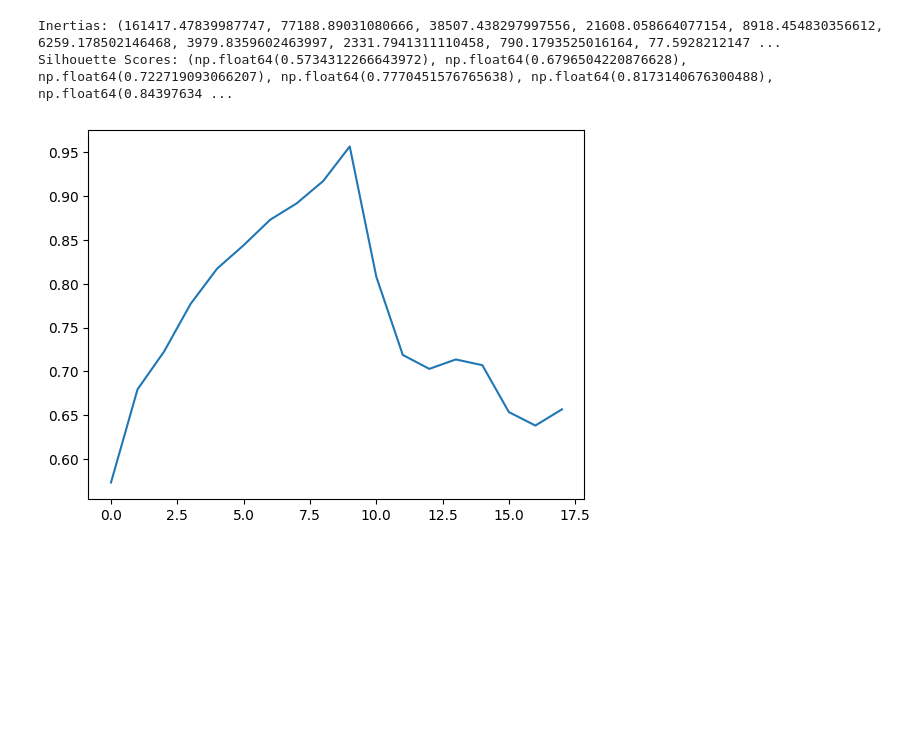
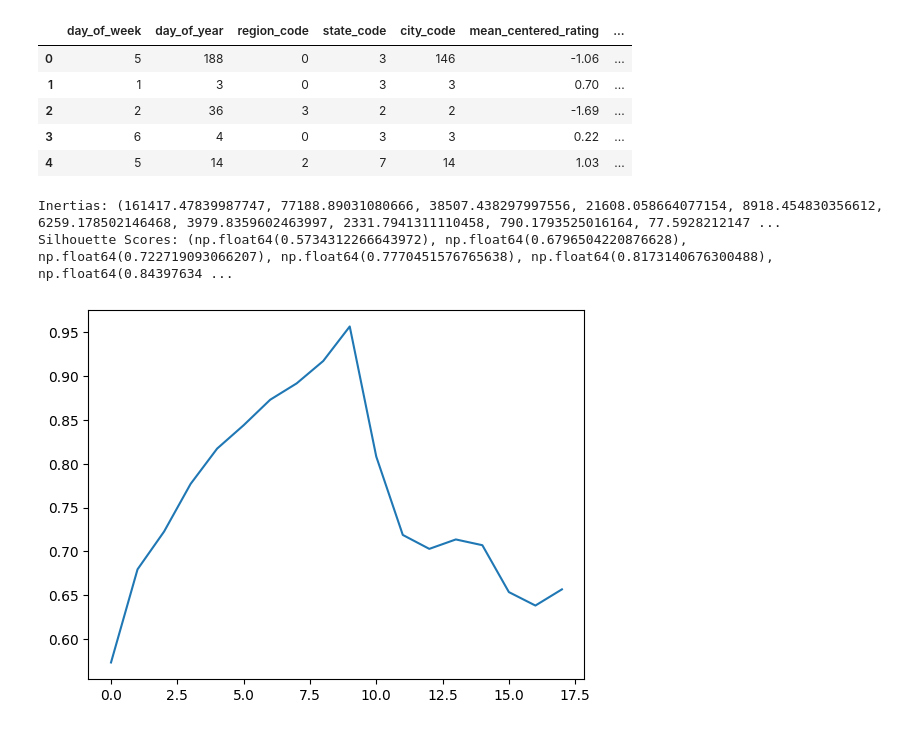
Before and after one commit to TeddyBytes/ML-Projects, a Jupyter notebook: Business Recommendation System/src/data/make_dataset.ipynb, the cells around one changed output. Cells and saved outputs as stored; diff of their text form; code cells hidden in the pictures; blank space fills up the shorter version.

Commit message:
completed tokenization

```diff
--- a/Business Recommendation System/src/data/make_dataset.ipynb
+++ b/Business Recommendation System/src/data/make_dataset.ipynb
@@ -158,3 +149,49 @@ norm_df.to_parquet(os.path.join(local_path, "finalized_df"))
+# %%
+tokenizer = BertTokenizerFast.from_pretrained('bert-base-uncased')
+
+# Tokenization function
+def batch_encode(text_batch):
+    return tokenizer(
+        text_batch,
+        padding='max_length',
+        add_special_tokens=False,
+        max_length=10,
+        truncation=True,
+        return_tensors="np",
+        return_token_type_ids=False,
+        return_attention_mask=False
+    )
+
+
+batch_size = 2000
+all_encoded = []
+
+num_batches = len(pre_token_df) // batch_size
+
+# iterate over batches with a progress bar
+for i in tqdm(range(0, len(pre_token_df), batch_size), desc="Tokenizing", total=num_batches):
+    batch = pre_token_df['clean_text'][i:i + batch_size].tolist()
+    encoded = batch_encode(batch)
+    all_encoded.append(encoded['input_ids'])
+
+
+input_ids = np.concatenate(all_encoded, axis=0)
+# %%
+input_ids_list = input_ids.tolist()
+pre_token_df['tokens'] = input_ids_list
+
+# save
+final_df = pre_token_df.drop(columns='clean_text')
+final_df.to_parquet(os.path.join(local_path, "final_df.parquet"))
+# %%
+final_df.head()
+# %% [output]
+|  | day_of_week | day_of_year | region_code | state_code | city_code | mean_centered_rating | ... |
+| 0 | 5 | 188 | 0 | 3 | 146 | -1.06 | ... |
+| 1 | 1 | 3 | 0 | 3 | 3 | 0.70 | ... |
+| 2 | 2 | 36 | 3 | 2 | 2 | -1.69 | ... |
+| 3 | 6 | 4 | 0 | 3 | 3 | 0.22 | ... |
+| 4 | 5 | 14 | 2 | 7 | 14 | 1.03 | ... |
 # %%
 # cluster business's by positional data
 
```
Also changed, not shown: parts of 13 cells of this notebook, 2 other files.
